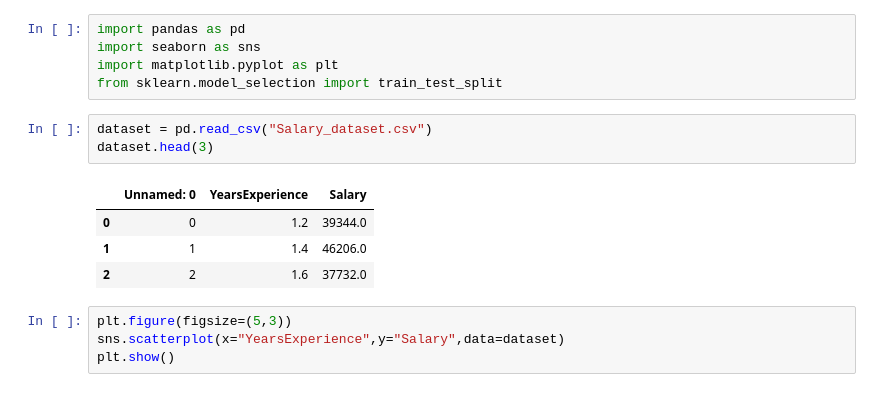
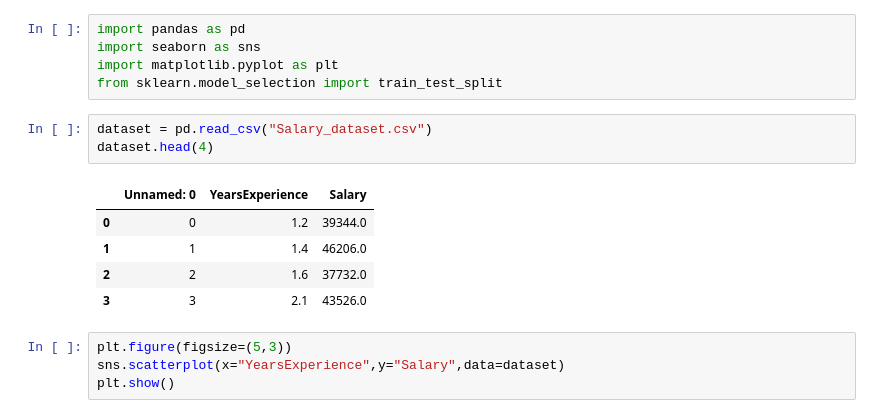
Before and after one commit to Mukeshbhoi6/simple-linear-regression-ml, a Jupyter notebook: Simple_linear_regression.ipynb, the cells around one changed output. Drawn from its saved outputs; the diff is of its cells as text.

```diff
--- a/Simple_linear_regression.ipynb
+++ b/Simple_linear_regression.ipynb
@@ -5,12 +5,13 @@ import matplotlib.pyplot as plt
 from sklearn.model_selection import train_test_split
 # %%
 dataset = pd.read_csv("Salary_dataset.csv")
-dataset.head(3)
+dataset.head(4)
 # %% [output]
 |  | Unnamed: 0 | YearsExperience | Salary |
 | 0 | 0 | 1.2 | 39344.0 |
 | 1 | 1 | 1.4 | 46206.0 |
 | 2 | 2 | 1.6 | 37732.0 |
+| 3 | 3 | 2.1 | 43526.0 |
 # %%
 plt.figure(figsize=(5,3))
 sns.scatterplot(x="YearsExperience",y="Salary",data=dataset)
```
Also changed, not shown: parts of 2 cells of this notebook.
